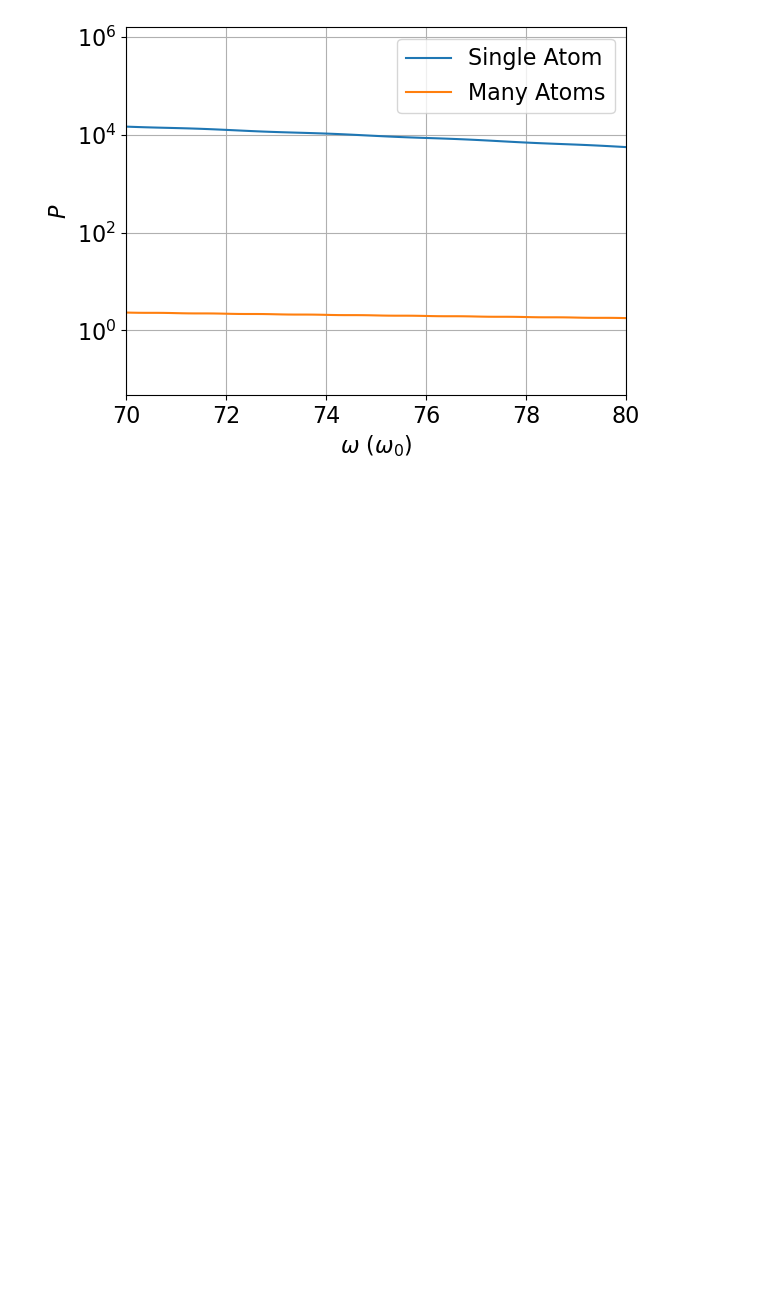
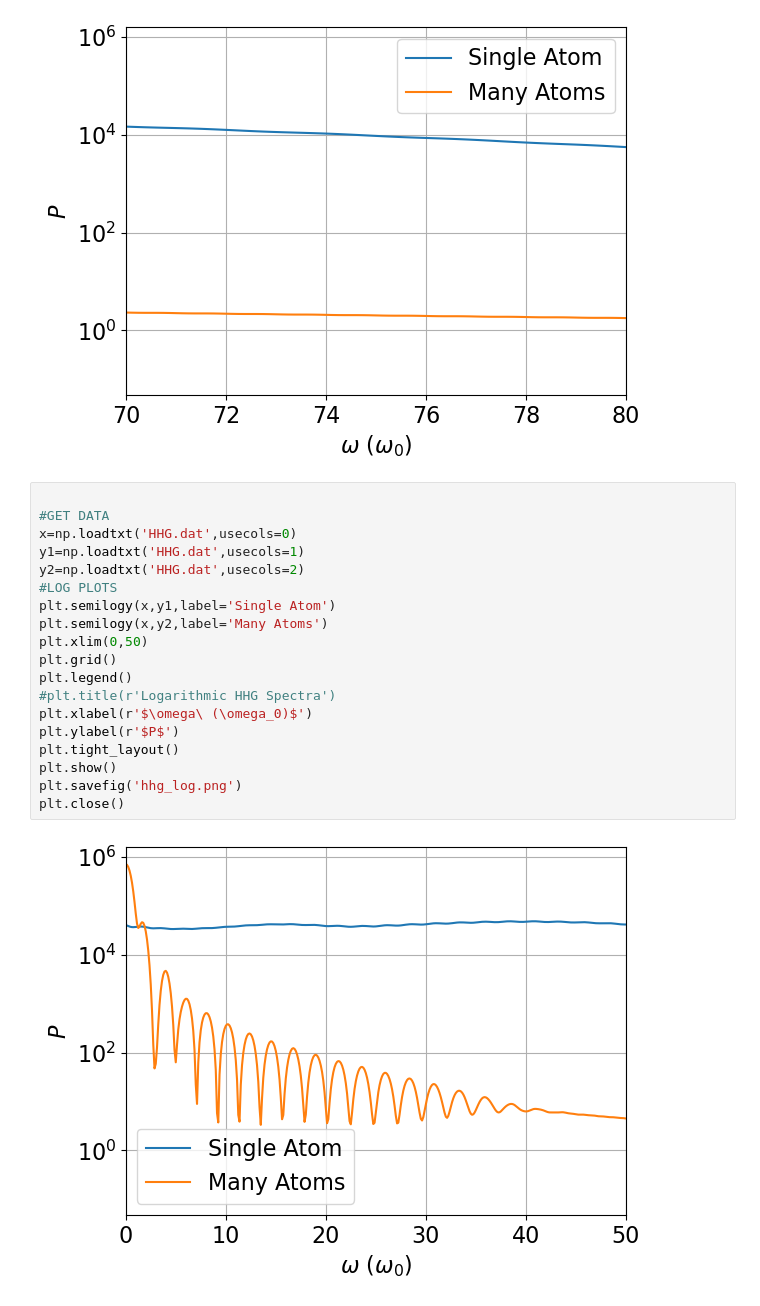
Before and after one commit to meitnerium/DDQ_HHG, a Jupyter notebook: results/nonFC-0_phase-0.5/analysis.ipynb, the cells around one changed output. Drawn from its saved outputs; the diff is of its cells as text; blank space fills up the shorter version.

```diff
--- a/results/nonFC-0_phase-0.5/analysis.ipynb
+++ b/results/nonFC-0_phase-0.5/analysis.ipynb
@@ -151,3 +151,24 @@ plt.savefig('hhg_log.png')
 plt.close()
 # %% [output]
 [figure]
+# %%
+
+#GET DATA
+x=np.loadtxt('HHG.dat',usecols=0)
+y1=np.loadtxt('HHG.dat',usecols=1)
+y2=np.loadtxt('HHG.dat',usecols=2)
+#LOG PLOTS
+plt.semilogy(x,y1,label='Single Atom')
+plt.semilogy(x,y2,label='Many Atoms')
+plt.xlim(0,50)
+plt.grid()
+plt.legend()
+#plt.title(r'Logarithmic HHG Spectra')
+plt.xlabel(r'$\omega\ (\omega_0)$')
+plt.ylabel(r'$P$')
+plt.tight_layout()
+plt.show()
+plt.savefig('hhg_log.png')
+plt.close()
+# %% [output]
+[figure, added]
```
